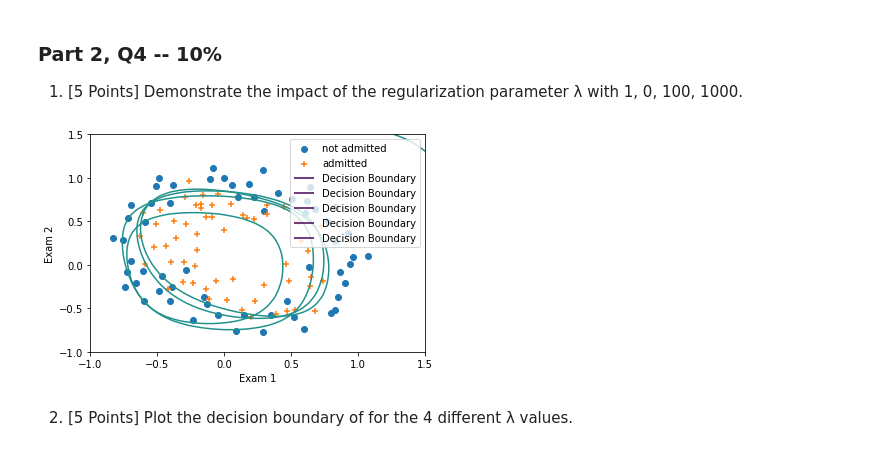
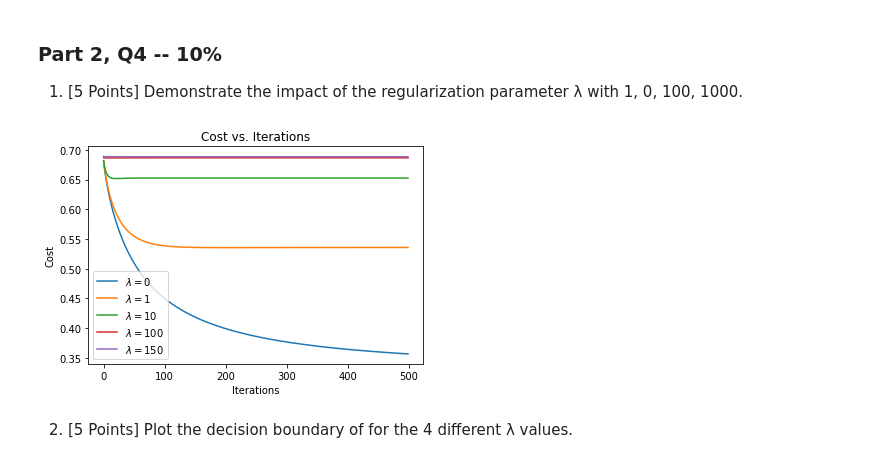
Before and after one commit to ltrinity/ML, a Jupyter notebook: Assignment2/Assignment2/Assignment2.ipynb, the cells around one changed output. Saved outputs shown, nothing was run; the diff lists cells and outputs as text; code cells hidden in the pictures.

```diff
--- a/Assignment2/Assignment2/Assignment2.ipynb
+++ b/Assignment2/Assignment2/Assignment2.ipynb
@@ -432,25 +404,16 @@ ValueError: x and y can be no greater than 2-D, but have shapes (800,) and (800,
 # %% [markdown]
 ### Part 2, Q4 -- 10%
 1. [5 Points] Demonstrate the impact of the regularization parameter λ with 1, 0, 100, 1000.
-# %%
-beginPlot(data2)
-for l in [0,1,10,100,200]:
-    g3 , J_history = gradientDescent(X3,y2,initial_theta,1,800,l)
-    #print("The regularized theta using ridge regression:\n",g3)
-    x_range = np.linspace(-1,1.5,50)
-    y_range= np.linspace(-1,1.5,50)
-    z=np.zeros((len(x_range),len(y_range)))
-    for i in range(len(x_range)):
-        for j in range(len(y_range)):
-            #dot product of the feature using earlier method modification
-            z[i,j] = generatePolynomialFeatures(np.c_[x_range[i],y_range[j]],7,False) @ g3
-
-
-    myContour = plt.contour(x_range,y_range,z.T,0)
-    myContour.collections[0].set_label('Decision Boundary')
-plt.legend()
-plt.show()
-# %% [output]
-[figure, removed]
+# %%
+for l in [0,1,10,100,150]:
+    g3 , J_history = logRegressionGradientDescentReg(X3,y2,initial_theta,alpha2,iters2,l)
+    plt.plot(J_history,label=r"$\lambda = " + str(l) + "$")
+plt.xlabel("Iterations")
+plt.ylabel("Cost")
+plt.legend()
+plt.title("Cost vs. Iterations")
+plt.show()
+# %% [output]
+[figure, added]
 # %% [markdown]
 2. [5 Points] Plot the decision boundary of for the 4 different λ values.
```
Also changed, not shown: parts of 13 cells of this notebook.
